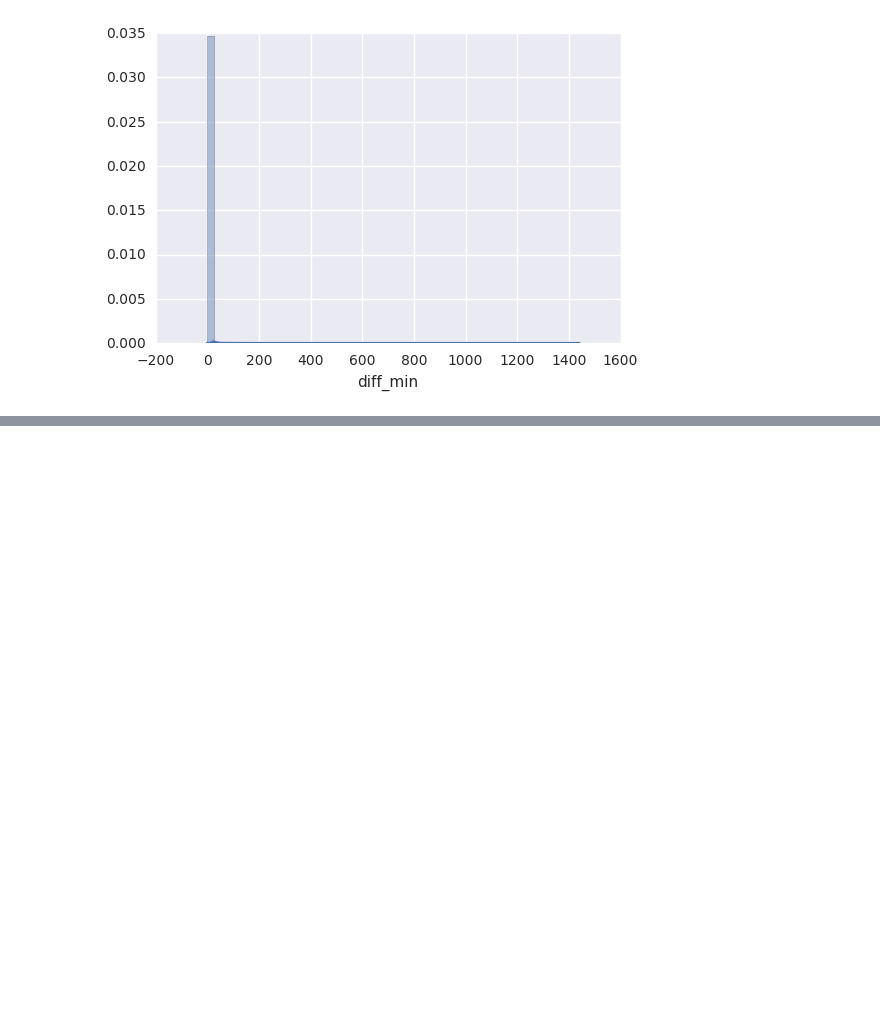
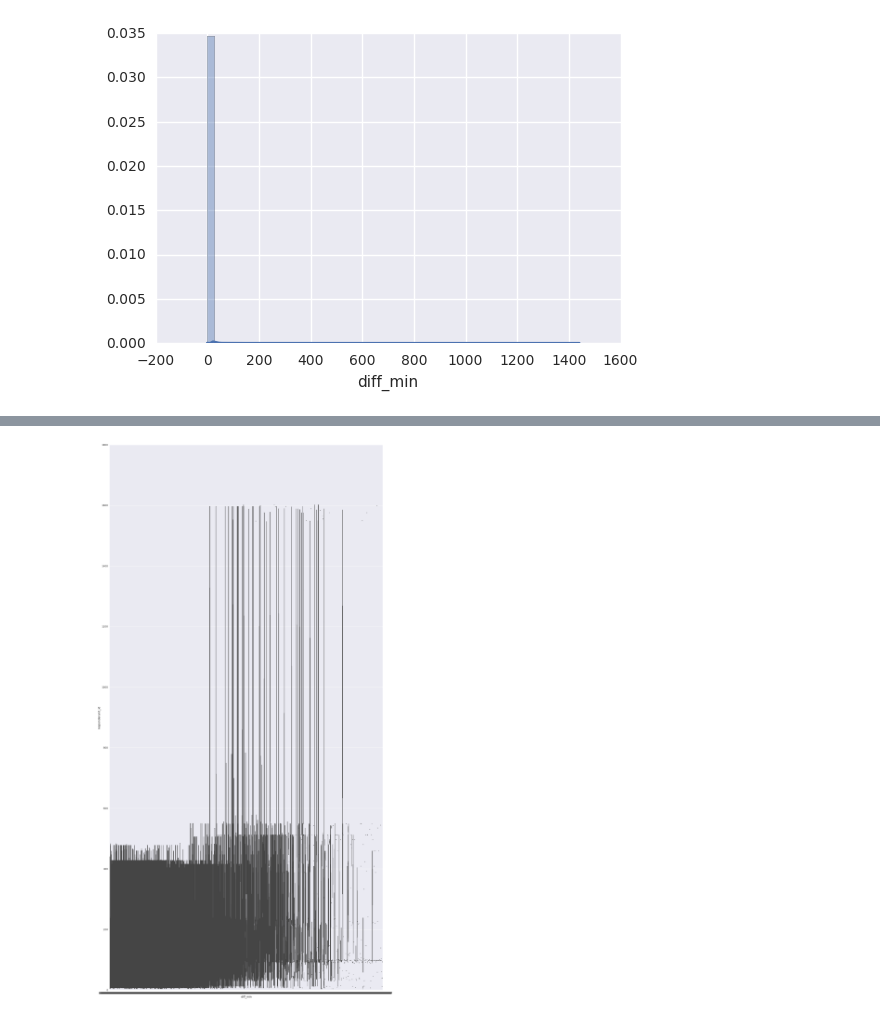
Before and after one commit to hackoregon/emergency-response, a Jupyter notebook: notebooks/response_times_eda.ipynb, the cells around one changed output, grey strips where cells are left out. Drawn from its saved outputs; the diff is of its cells as text; code cells hidden in the pictures; blank space fills up the shorter version.

```diff
--- a/notebooks/response_times_eda.ipynb
+++ b/notebooks/response_times_eda.ipynb
@@ -312,0 +287,5 @@ table.head(20)
+# %%
+# take a look at the values for the responderunit_ids in the incident table.
+table['responderunit_id'] = table.index.get_level_values('responderunit_id')
+responderUnitCounts = table.groupby(['responderunit_id'])['diff_min'].count()
+responderUnitCounts.head(100)
@@ -312,0 +331,7 @@ table.head(20)
+# %%
+# figure out how to do this properly.
+plt.rcParams['figure.figsize']=(10,10)
+
+ax2 = sns.boxplot(y="responderunit_id", x="diff_min", data=table, showfliers=False)
+# %% [output]
+[figure, added]
```
Also changed, not shown: parts of 23 cells of this notebook.
